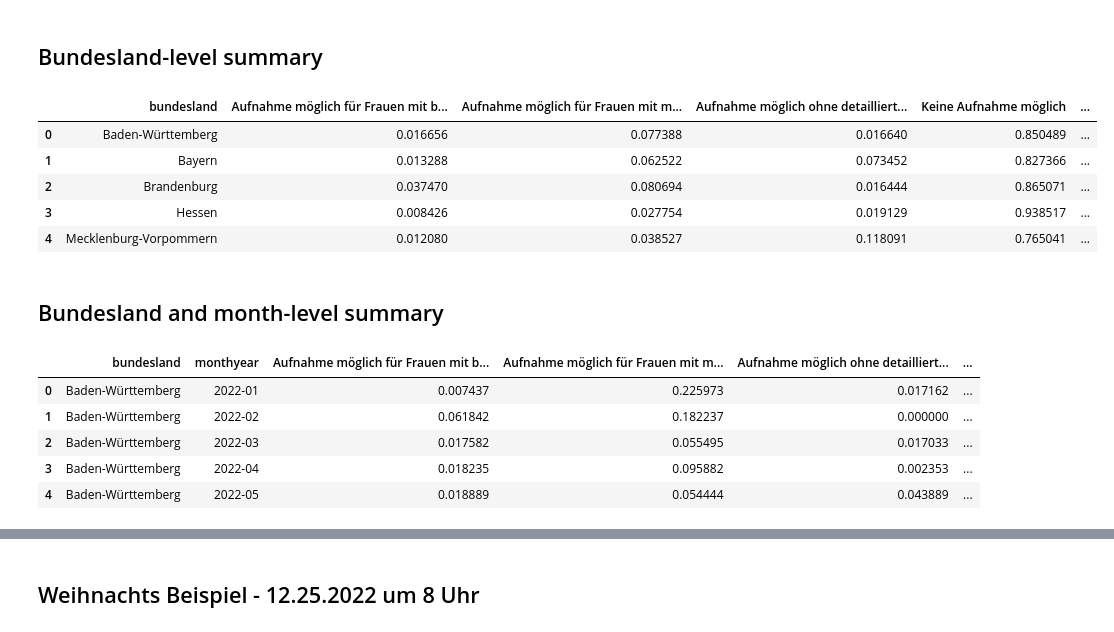
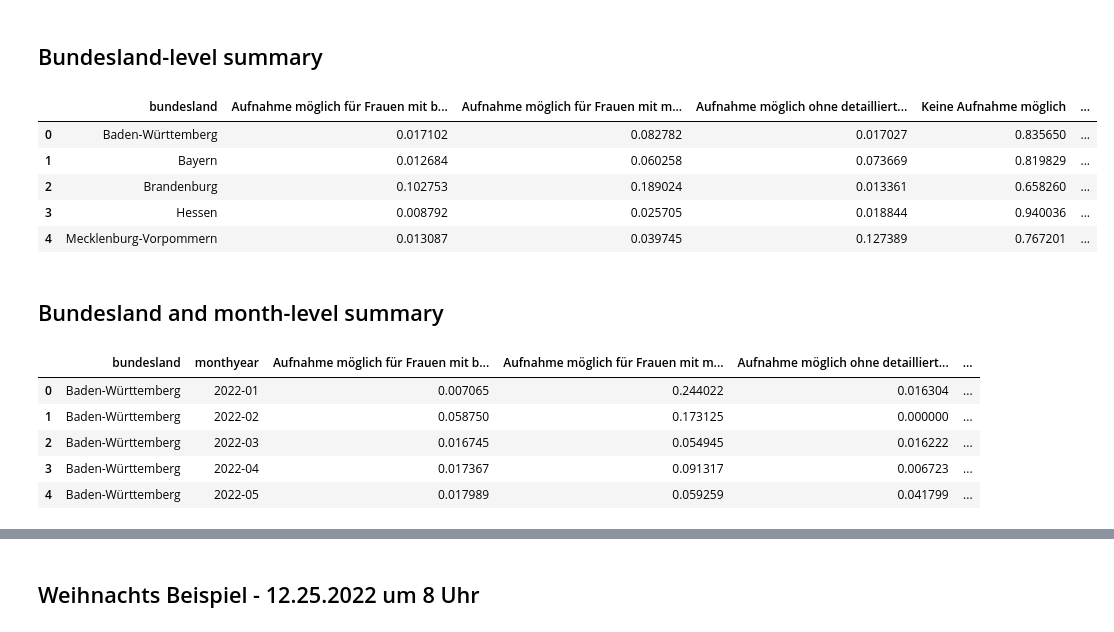
Before and after one commit to correctiv/frauenhaus-scraper, a Jupyter notebook: analysis.ipynb, the cells around one changed output, grey strips where cells are left out. Drawn from its saved outputs; the diff is of its cells as text; code cells hidden in the pictures.

Commit message:
update analysis

```diff
--- a/analysis.ipynb
+++ b/analysis.ipynb
@@ -193,0 +193,12 @@ no_data = df_shelter_wide.loc[df_shelter_wide["keine Angabe"] >= 0.20, "shelter_
+# %%
+df_monthyear_wide["datenlage_gut"] = df_monthyear_wide.apply(lambda row : row.shelter_id in good_data, axis=1)
+# %%
+datenlage = df_monthyear_wide[["bundesland","shelter_id","datenlage_gut"]].drop_duplicates().groupby(["bundesland"]).agg(
+    n_shelters = ("shelter_id", "count"),
+    n_datenlage_gut = ("datenlage_gut", sum)
+).reset_index()
+datenlage = datenlage.rename(columns={
+    "n_shelters":"Gesamtzahl der Frauenhäuser",
+    "n_datenlage_gut":"Anzahl der Frauenhäuser, die wir analysieren könnten"
+})
+datenlage
@@ -194,11 +223,8 @@ no_data = df_shelter_wide.loc[df_shelter_wide["keine Angabe"] >= 0.20, "shelter_
 # %% [markdown]
 ## Filter monthly data by good data quality and type: Frauenhaus
 # %%
-# filter no data
-df_monthyear_wide = df_monthyear_wide.loc[~df_monthyear_wide.shelter_id.isin(no_data),]
+# filter no data or only frauenhaus
+df_monthyear_wide = df_monthyear_wide.loc[df_monthyear_wide.datenlage_gut==True,]
-# %%
-# only look at actual shelters
-df_monthyear_wide = df_monthyear_wide.loc[df_monthyear_wide.einrichtungsart=="Frauenhaus",]
 # %% [markdown]
 ## Bundesweit monthly overview
 # %%
@@ -223,19 +249,20 @@ monthly.to_csv("./data/cleaned/monthly_overview.csv", index=False)
 # %%
 # filter out where no data and mean of each status % by bundesland
 bundesland = df_monthyear_wide \
     .groupby(["bundesland"]) \
     .mean() \
     .reset_index()
 
-bundesland = bundesland.drop(["shelter_id","Gehbehinderung","Hörbehinderung/Taubheit","Sehbehinderung/Blindheit","Suchtmittelabhängigkeit"], axis=1)
+bundesland = bundesland.drop(["shelter_id","Gehbehinderung","Hörbehinderung/Taubheit","Sehbehinderung/Blindheit","Suchtmittelabhängigkeit","datenlage_gut"], axis=1)
+bundesland = pd.merge(bundesland, datenlage, on="bundesland", how="outer")
 bundesland.head()
 # %% [output]
 |  | bundesland | Aufnahme möglich für Frauen mit b... | Aufnahme möglich für Frauen mit m... | Aufnahme möglich ohne detailliert... | Keine Aufnahme möglich | ... |
-| 0 | Baden-Württemberg | 0.016656 | 0.077388 | 0.016640 | 0.850489 | ... |
-| 1 | Bayern | 0.013288 | 0.062522 | 0.073452 | 0.827366 | ... |
-| 2 | Brandenburg | 0.037470 | 0.080694 | 0.016444 | 0.865071 | ... |
-| 3 | Hessen | 0.008426 | 0.027754 | 0.019129 | 0.938517 | ... |
-| 4 | Mecklenburg-Vorpommern | 0.012080 | 0.038527 | 0.118091 | 0.765041 | ... |
+| 0 | Baden-Württemberg | 0.017102 | 0.082782 | 0.017027 | 0.835650 | ... |
+| 1 | Bayern | 0.012684 | 0.060258 | 0.073669 | 0.819829 | ... |
+| 2 | Brandenburg | 0.102753 | 0.189024 | 0.013361 | 0.658260 | ... |
+| 3 | Hessen | 0.008792 | 0.025705 | 0.018844 | 0.940036 | ... |
+| 4 | Mecklenburg-Vorpommern | 0.013087 | 0.039745 | 0.127389 | 0.767201 | ... |
 # %%
 bundesland.to_csv("./data/cleaned/bundesland_overview.csv", index=False)
 # %% [markdown]
@@ -247,12 +274,13 @@ bundesland_monthyear = df_monthyear_wide \
     .mean() \
     .reset_index()
 
-bundesland_monthyear = bundesland_monthyear.drop(["shelter_id","Gehbehinderung","Hörbehinderung/Taubheit","Sehbehinderung/Blindheit","Suchtmittelabhängigkeit"], axis=1)
+bundesland_monthyear = bundesland_monthyear.drop(["shelter_id","Gehbehinderung","Hörbehinderung/Taubheit","Sehbehinderung/Blindheit","Suchtmittelabhängigkeit","datenlage_gut"], axis=1)
+bundesland_monthyear = pd.merge(bundesland_monthyear, datenlage, on="bundesland", how="outer")
 bundesland_monthyear.head()
 # %% [output]
 |  | bundesland | monthyear | Aufnahme möglich für Frauen mit b... | Aufnahme möglich für Frauen mit m... | Aufnahme möglich ohne detailliert... | ... |
-| 0 | Baden-Württemberg | 2022-01 | 0.007437 | 0.225973 | 0.017162 | ... |
-| 1 | Baden-Württemberg | 2022-02 | 0.061842 | 0.182237 | 0.000000 | ... |
-| 2 | Baden-Württemberg | 2022-03 | 0.017582 | 0.055495 | 0.017033 | ... |
-| 3 | Baden-Württemberg | 2022-04 | 0.018235 | 0.095882 | 0.002353 | ... |
-| 4 | Baden-Württemberg | 2022-05 | 0.018889 | 0.054444 | 0.043889 | ... |
+| 0 | Baden-Württemberg | 2022-01 | 0.007065 | 0.244022 | 0.016304 | ... |
+| 1 | Baden-Württemberg | 2022-02 | 0.058750 | 0.173125 | 0.000000 | ... |
+| 2 | Baden-Württemberg | 2022-03 | 0.016745 | 0.054945 | 0.016222 | ... |
+| 3 | Baden-Württemberg | 2022-04 | 0.017367 | 0.091317 | 0.006723 | ... |
+| 4 | Baden-Württemberg | 2022-05 | 0.017989 | 0.059259 | 0.041799 | ... |
```
Also changed, not shown: parts of 15 cells of this notebook, 6 other files.
